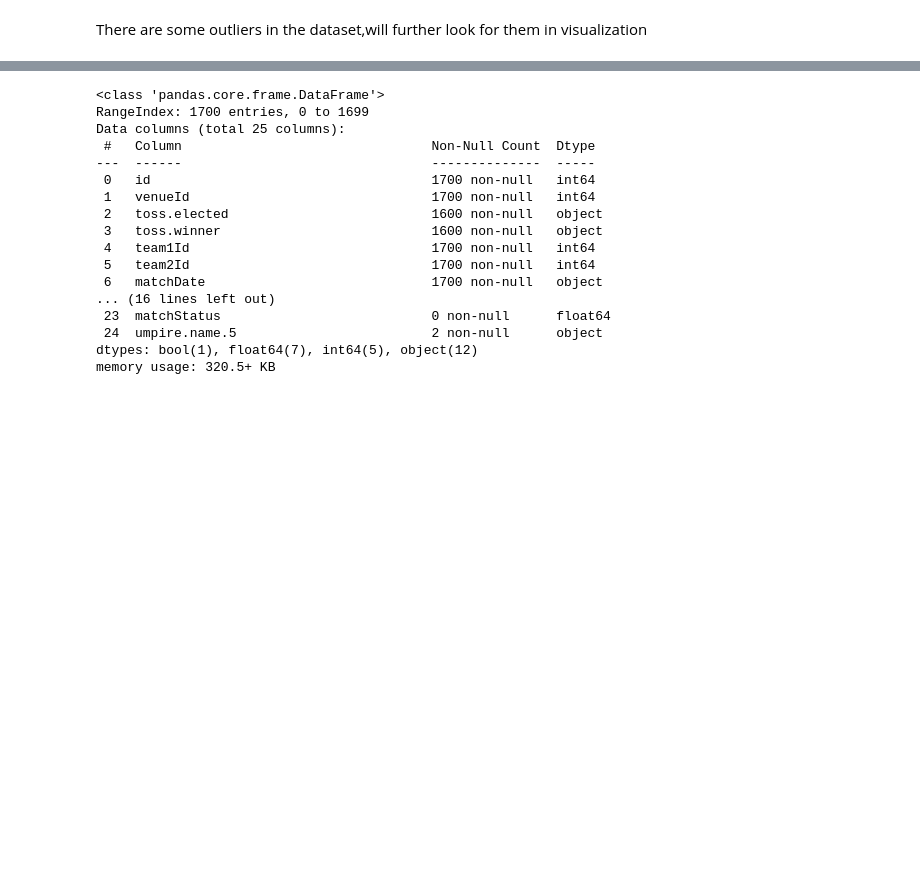
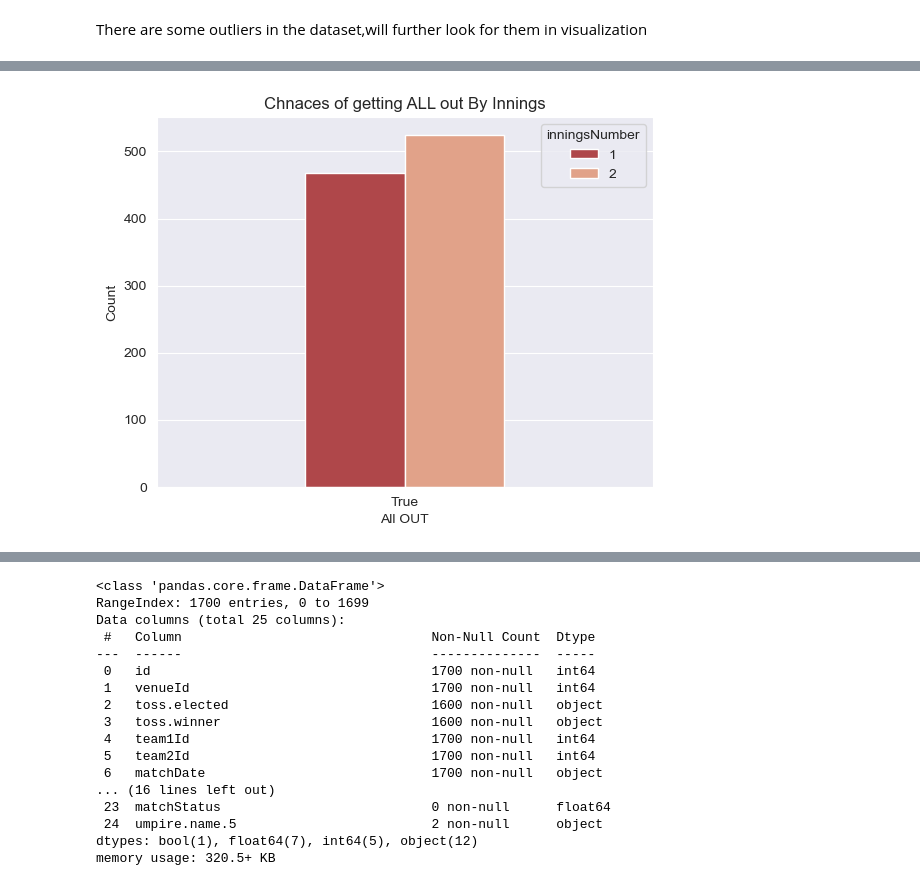
Before and after one commit to taaha3244/AtomCampAIBootcamp, a Jupyter notebook: EDA_project_cricket_world_cup_data.ipynb, the cells around one changed output, grey strips where cells are left out. Saved outputs shown, nothing was run; the diff lists cells and outputs as text; code cells hidden in the pictures; blank space fills up the shorter version.

```diff
--- a/EDA_project_cricket_world_cup_data.ipynb
+++ b/EDA_project_cricket_world_cup_data.ipynb
@@ -169,0 +220,9 @@ Lets look at the Matches DataFrame
+# %%
+sns.set_style('darkgrid')
+sns.set_palette('RdBu')
+g=sns.countplot(data=allOut_t,x='allOut',hue='inningsNumber',width=0.4)
+g.set(xlabel='All OUT',ylabel='Count')
+g.set_title('Chnaces of getting ALL out By Innings')
+plt.show()
+# %% [output]
+[figure, added]
```
Also changed, not shown: parts of 87 cells of this notebook.
